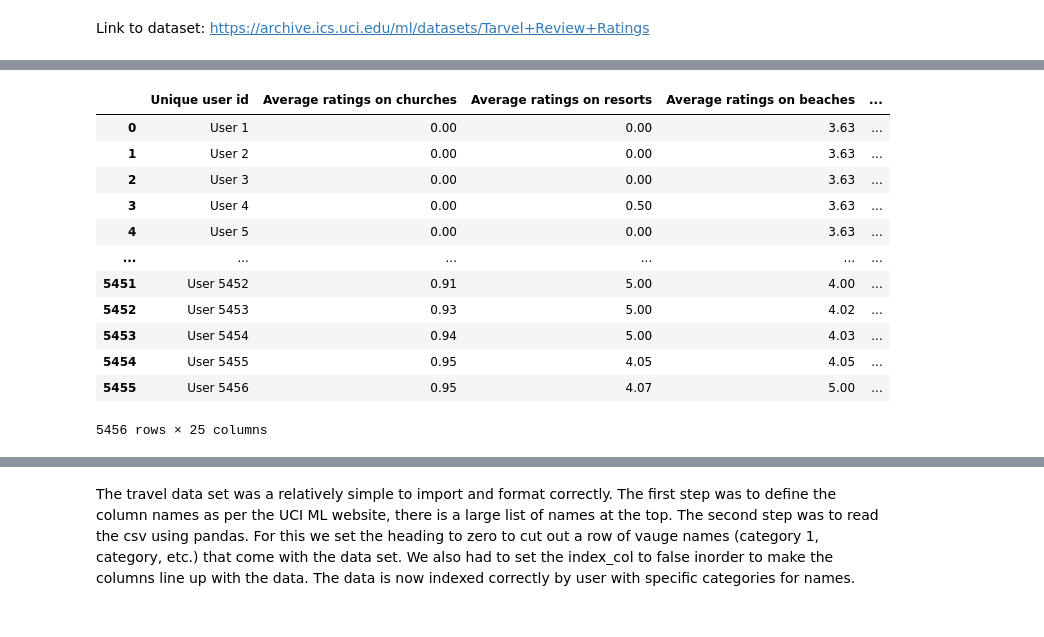
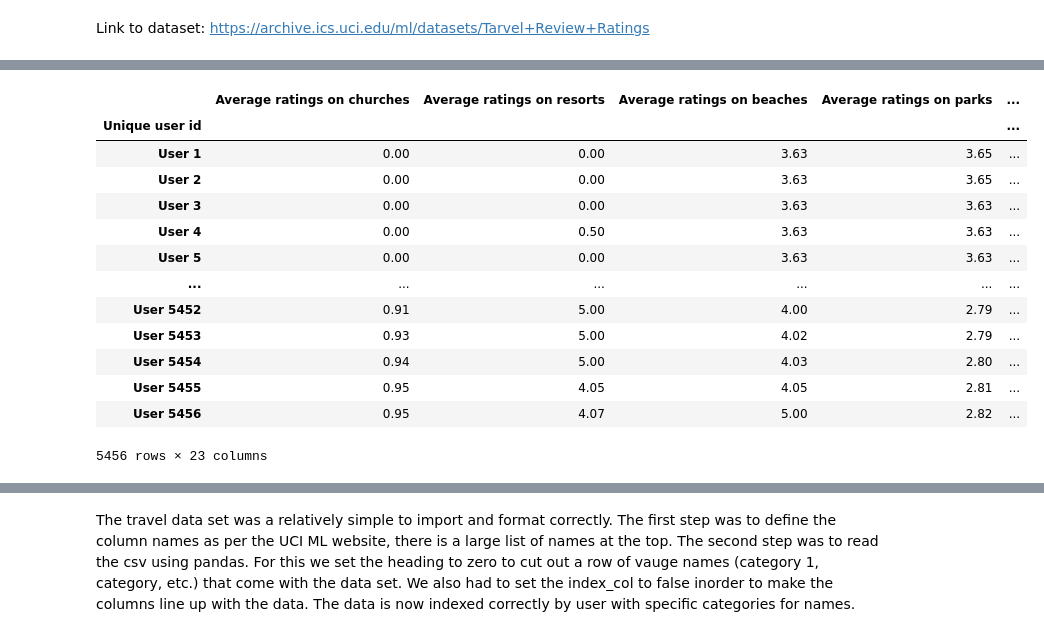
Before and after one commit to vasanth16/relishTravel, a Jupyter notebook: Analyzing Travel Preferences.ipynb, the cells around one changed output, grey strips where cells are left out. Drawn from its saved outputs; the diff is of its cells as text; code cells hidden in the pictures.

```diff
--- a/Analyzing Travel Preferences.ipynb
+++ b/Analyzing Travel Preferences.ipynb
@@ -22,7 +26,7 @@ import matplotlib.pyplot as plt
 import seaborn as sns
 # %%
 #The names list for the data set that is given on the data source website
-columnsList=[ 'Unique user id '
+googleColumns=[ 'Unique user id '
 ,'Average ratings on churches'
 ,'Average ratings on resorts'
 ,'Average ratings on beaches'
@@ -48,20 +52,23 @@ columnsList=[ 'Unique user id '
 ,'Average ratings on monuments'
 ,'Average ratings on gardens']
 # %%
-googleData = pd.read_csv('./data/google_review_ratings.csv', header = 0, names=columnsList, index_col=False)
+googleData = pd.read_csv('./data/google_review_ratings.csv', header = 0, names=googleColumns, index_col=False)
 # reads ratings CSV into pandas using header 0 and names from the list above
+googleData = googleData.set_index('Unique user id ') # sets USER ID Column to index
+googleData = googleData.drop('Average ratings on local services',axis=1) # This column is corrupted and we decided to remove since it was not important to our analysis
 googleData # shows dataframe
 # %% [output]
-|  | Unique user id | Average ratings on churches | Average ratings on resorts | Average ratings on beaches | ... |
-| 0 | User 1 | 0.00 | 0.00 | 3.63 | ... |
-| 1 | User 2 | 0.00 | 0.00 | 3.63 | ... |
-| 2 | User 3 | 0.00 | 0.00 | 3.63 | ... |
-| 3 | User 4 | 0.00 | 0.50 | 3.63 | ... |
-| 4 | User 5 | 0.00 | 0.00 | 3.63 | ... |
+|  | Average ratings on churches | Average ratings on resorts | Average ratings on beaches | Average ratings on parks | ... |
+| Unique user id |  |  |  |  | ... |
+| User 1 | 0.00 | 0.00 | 3.63 | 3.65 | ... |
+| User 2 | 0.00 | 0.00 | 3.63 | 3.65 | ... |
+| User 3 | 0.00 | 0.00 | 3.63 | 3.63 | ... |
+| User 4 | 0.00 | 0.50 | 3.63 | 3.63 | ... |
+| User 5 | 0.00 | 0.00 | 3.63 | 3.63 | ... |
 | ... | ... | ... | ... | ... | ... |
-| 5451 | User 5452 | 0.91 | 5.00 | 4.00 | ... |
-| 5452 | User 5453 | 0.93 | 5.00 | 4.02 | ... |
-| 5453 | User 5454 | 0.94 | 5.00 | 4.03 | ... |
-| 5454 | User 5455 | 0.95 | 4.05 | 4.05 | ... |
-| 5455 | User 5456 | 0.95 | 4.07 | 5.00 | ... |
+| User 5452 | 0.91 | 5.00 | 4.00 | 2.79 | ... |
+| User 5453 | 0.93 | 5.00 | 4.02 | 2.79 | ... |
+| User 5454 | 0.94 | 5.00 | 4.03 | 2.80 | ... |
+| User 5455 | 0.95 | 4.05 | 4.05 | 2.81 | ... |
+| User 5456 | 0.95 | 4.07 | 5.00 | 2.82 | ... |
-5456 rows × 25 columns
+5456 rows × 23 columns
```
Also changed, not shown: parts of 23 cells of this notebook.
